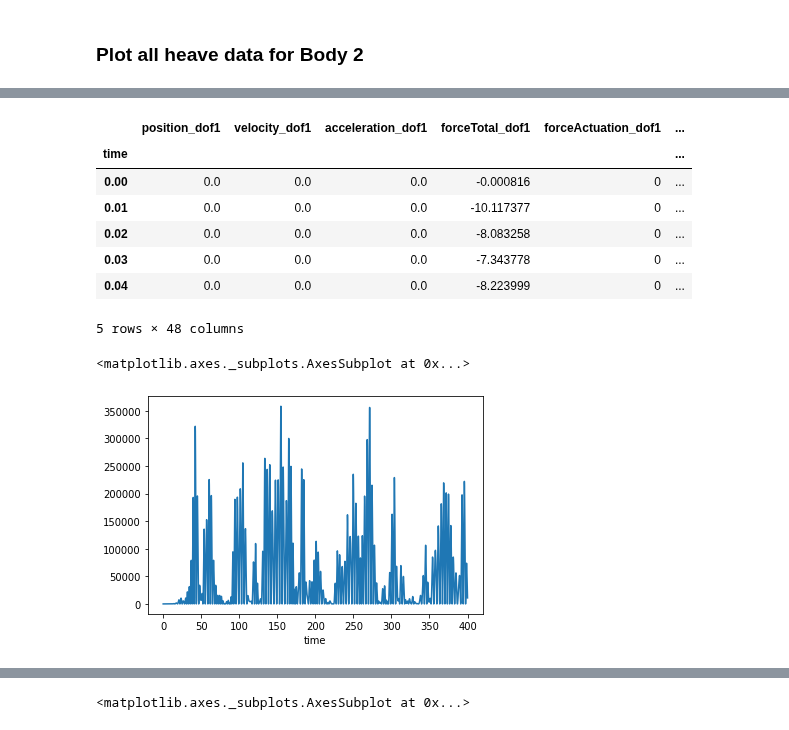
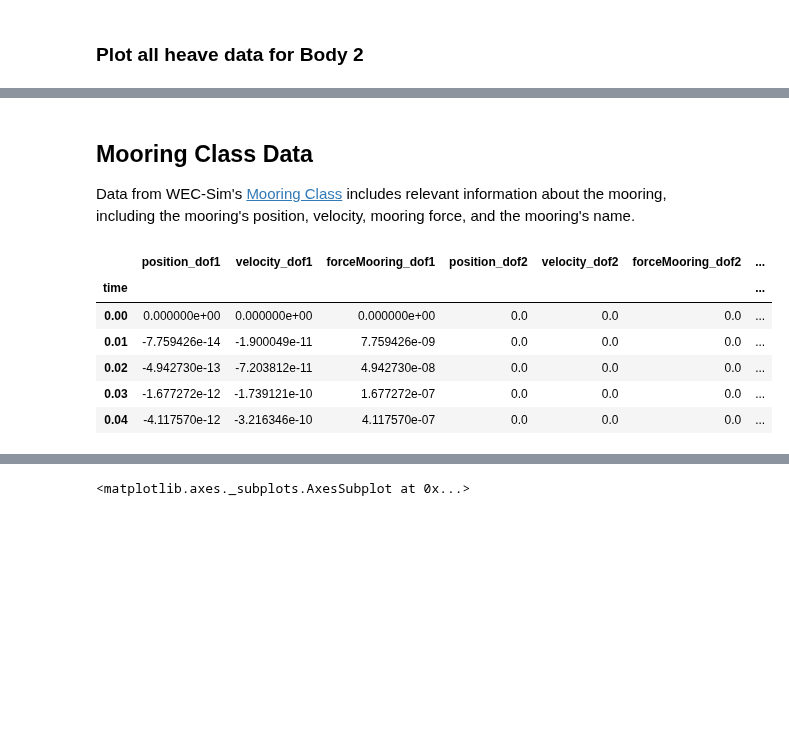
Before and after one commit to MHKiT-Software/MHKiT-Python, a Jupyter notebook: examples/wecsim_example.ipynb, the cells around one changed output, grey strips where cells are left out. Drawn from its saved outputs; the diff is of its cells as text; code cells hidden in the pictures; blank space fills up the shorter version.

```diff
--- a/examples/wecsim_example.ipynb
+++ b/examples/wecsim_example.ipynb
@@ -38,0 +24,9 @@ dict_keys(['wave', 'bodies', 'ptos', 'constraints', 'mooring', 'moorDyn', 'ptosi
+# %%
+# Select the WEC-Sim simulated data to load:
+file_name = './data/wave/RM3MooringMatrix_matlabWorkspace_structure.mat' ## WEC-Sim run with Mooring
+
+# Load WEC-Sim simulated data using `mhkit.wave.io.wecsim.read_output`
+ws_output = mhkit.wave.io.wecsim.read_output(file_name)
+
+# View the WEC-Sim output dictionary of dataFrames, it maintains a similar  format as the WEC-Sim output object
+ws_output.keys()
@@ -163,18 +214,17 @@ Output from WEC-Sim's PTO Class includes relevant information about each pto, in
+# %% [markdown]
+## Mooring Class Data
+Data from WEC-Sim's [Mooring Class](http://wec-sim.github.io/WEC-Sim/code_structure.html#mooring-class) includes relevant information about the mooring, including the mooring's position, velocity, mooring force, and the mooring's name.
 # %%
-# Save PTO Class output from WEC-Sim to a new dataFrame, called `ptos`
-ptos = ws_output['ptos']
-ptos.head()
+# Store WEC-Sim output from the Mooring Class to a new dataFrame, called `mooring`
+mooring = ws_output['mooring']
+
+# View the PTO Class dataFrame
+mooring.head()
 # %% [output]
-|  | position_dof1 | velocity_dof1 | acceleration_dof1 | forceTotal_dof1 | forceActuation_dof1 | ... |
-| time |  |  |  |  |  | ... |
-| 0.00 | 0.0 | 0.0 | 0.0 | -0.000816 | 0 | ... |
-| 0.01 | 0.0 | 0.0 | 0.0 | -10.117377 | 0 | ... |
-| 0.02 | 0.0 | 0.0 | 0.0 | -8.083258 | 0 | ... |
-| 0.03 | 0.0 | 0.0 | 0.0 | -7.343778 | 0 | ... |
-| 0.04 | 0.0 | 0.0 | 0.0 | -8.223999 | 0 | ... |
+|  | position_dof1 | velocity_dof1 | forceMooring_dof1 | position_dof2 | velocity_dof2 | forceMooring_dof2 | ... |
+| time |  |  |  |  |  |  | ... |
+| 0.00 | 0.000000e+00 | 0.000000e+00 | 0.000000e+00 | 0.0 | 0.0 | 0.0 | ... |
+| 0.01 | -7.759426e-14 | -1.900049e-11 | 7.759426e-09 | 0.0 | 0.0 | 0.0 | ... |
+| 0.02 | -4.942730e-13 | -7.203812e-11 | 4.942730e-08 | 0.0 | 0.0 | 0.0 | ... |
+| 0.03 | -1.677272e-12 | -1.739121e-10 | 1.677272e-07 | 0.0 | 0.0 | 0.0 | ... |
+| 0.04 | -4.117570e-12 | -3.216346e-10 | 4.117570e-07 | 0.0 | 0.0 | 0.0 | ... |
-5 rows × 48 columns
-# %%
-(-1*ptos.powerInternalMechanics_dof3).plot()
-# %% [output]
-<matplotlib.axes._subplots.AxesSubplot at 0x...>
-[figure, removed]
```
Also changed, not shown: parts of 37 cells of this notebook, 1 other file.
